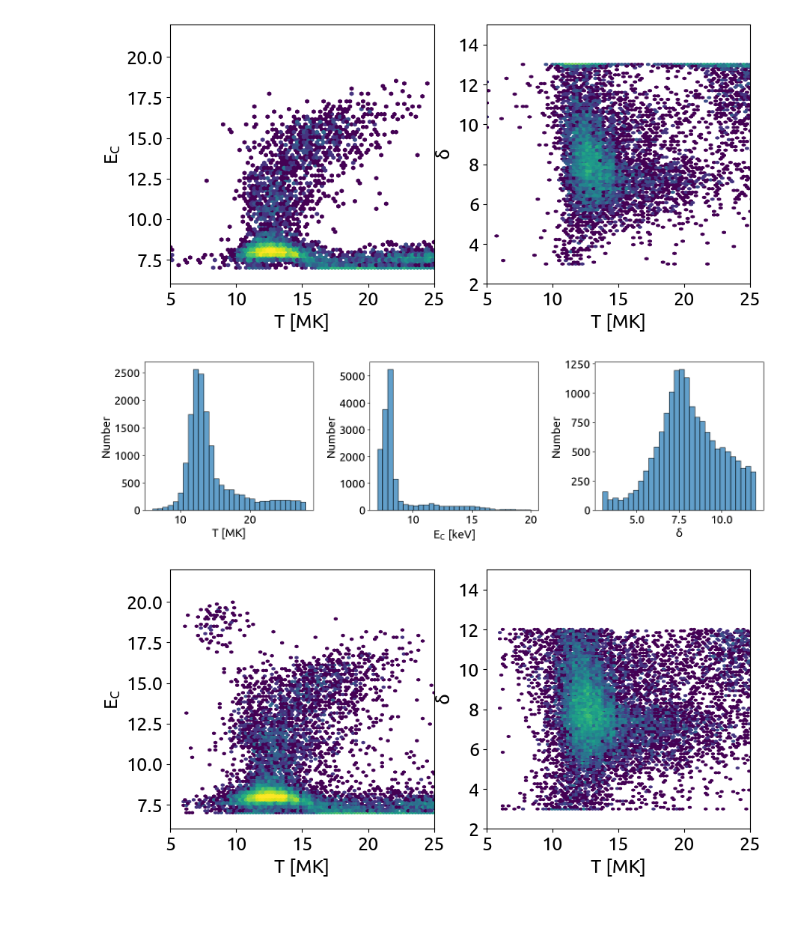
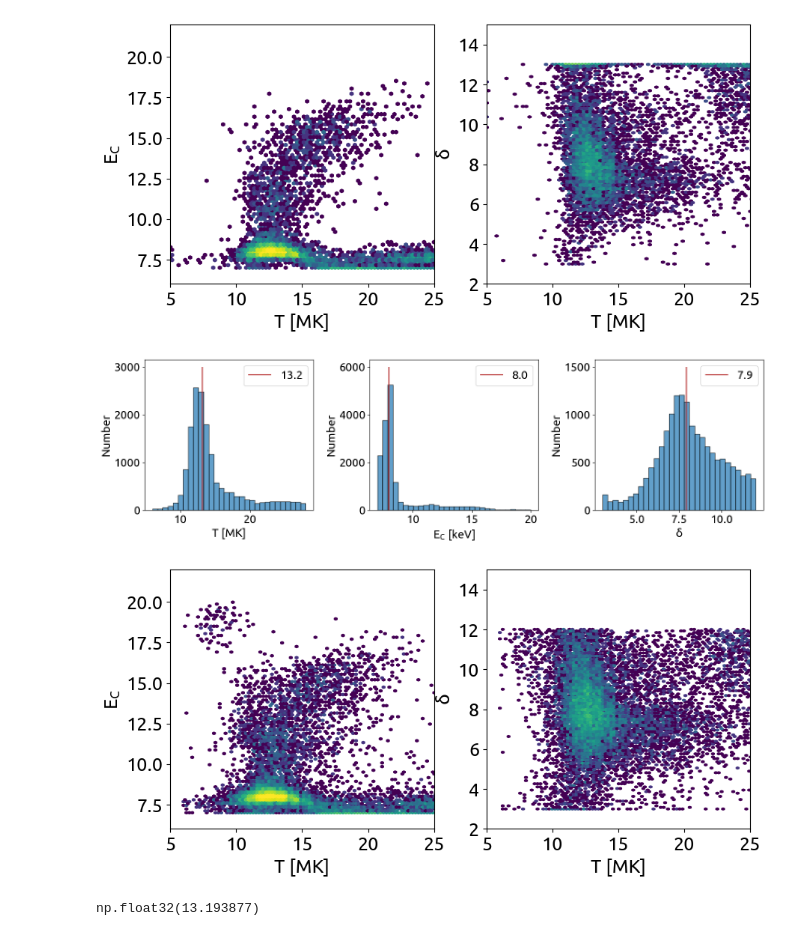
Before and after one commit to ianan/wee_2024, a Jupyter notebook: compare_bpowtt.ipynb, the cells around one changed output. Cells and saved outputs as stored; diff of their text form; code cells hidden in the pictures.

```diff
--- a/compare_bpowtt.ipynb
+++ b/compare_bpowtt.ipynb
@@ -389,41 +389,49 @@ gd=(tmk_t10 > 6) & (tmk_t10 <28) & (del_t10 < 12) & (ec_t10 < 20)
 axs[0].hist(tmk_t10[gd], bins=30, edgecolor='black', alpha=0.7)
 axs[0].set_xlabel('T [MK]')
 axs[0].set_ylabel('Number')
-
+axs[0].vlines(np.median(tmk_t10[gd]),0,3000,label=f'{np.median(tmk_t10[gd]):.1f}',color='firebrick')
+axs[0].legend()
 # Panel 2: E_C [keV]
 axs[1].hist(ec_t10[gd], bins=30, edgecolor='black', alpha=0.7)
 axs[1].set_xlabel('E$_C$ [keV]')
 axs[1].set_ylabel('Number')
-
+axs[1].vlines(np.median(ec_t10[gd]),0,6000,label=f'{np.median(ec_t10[gd]):.1f}',color='firebrick')
+axs[1].legend()
 # Panel 3: delta
 axs[2].hist(del_t10[gd], bins=30, edgecolor='black', alpha=0.7)
 axs[2].set_xlabel('$\delta$')
 axs[2].set_ylabel('Number')
+axs[2].vlines(np.median(del_t10[gd]),0,1500,label=f'{np.median(del_t10[gd]):.1f}',color='firebrick')
+axs[2].legend()
 
 plt.tight_layout()
 plt.show()
 
 
 fig,axs=plt.subplots(1,2,figsize=(10,4.5))
 tmkr=[5,25]
 ecr=[6,22]
 delr=[2,15]
 hex07=axs[0].hexbin(tmk_t10[gd],ec_t10[gd],\
                     gridsize=gs,cmap='viridis',norm=matplotlib.colors.LogNorm(vmin=1, vmax=vmax))
 axs[0].set_xlim(tmkr)
 axs[0].set_ylim(ecr)
 axs[0].set_xlabel('T [MK]')
 axs[0].set_ylabel(r'E$_C$')
 axs[0].locator_params(axis='both',nbins=7)
 
 hex09=axs[1].hexbin(tmk_t10[gd],del_t10[gd],\
                     gridsize=gs,cmap='viridis',norm=matplotlib.colors.LogNorm(vmin=1, vmax=vmax))
 axs[1].set_xlim(tmkr)
 axs[1].set_ylim(delr)
 axs[1].set_xlabel('T [MK]')
 axs[1].set_ylabel('$\delta$')
 axs[1].locator_params(axis='both',nbins=7)
 plt.show()
 # %% [output]
-[figure, old version]
+[figure, new version]
 [figure]
+# %%
+np.median(tmk_t10[gd])
+# %% [output]
+np.float32(13.193877)
```
